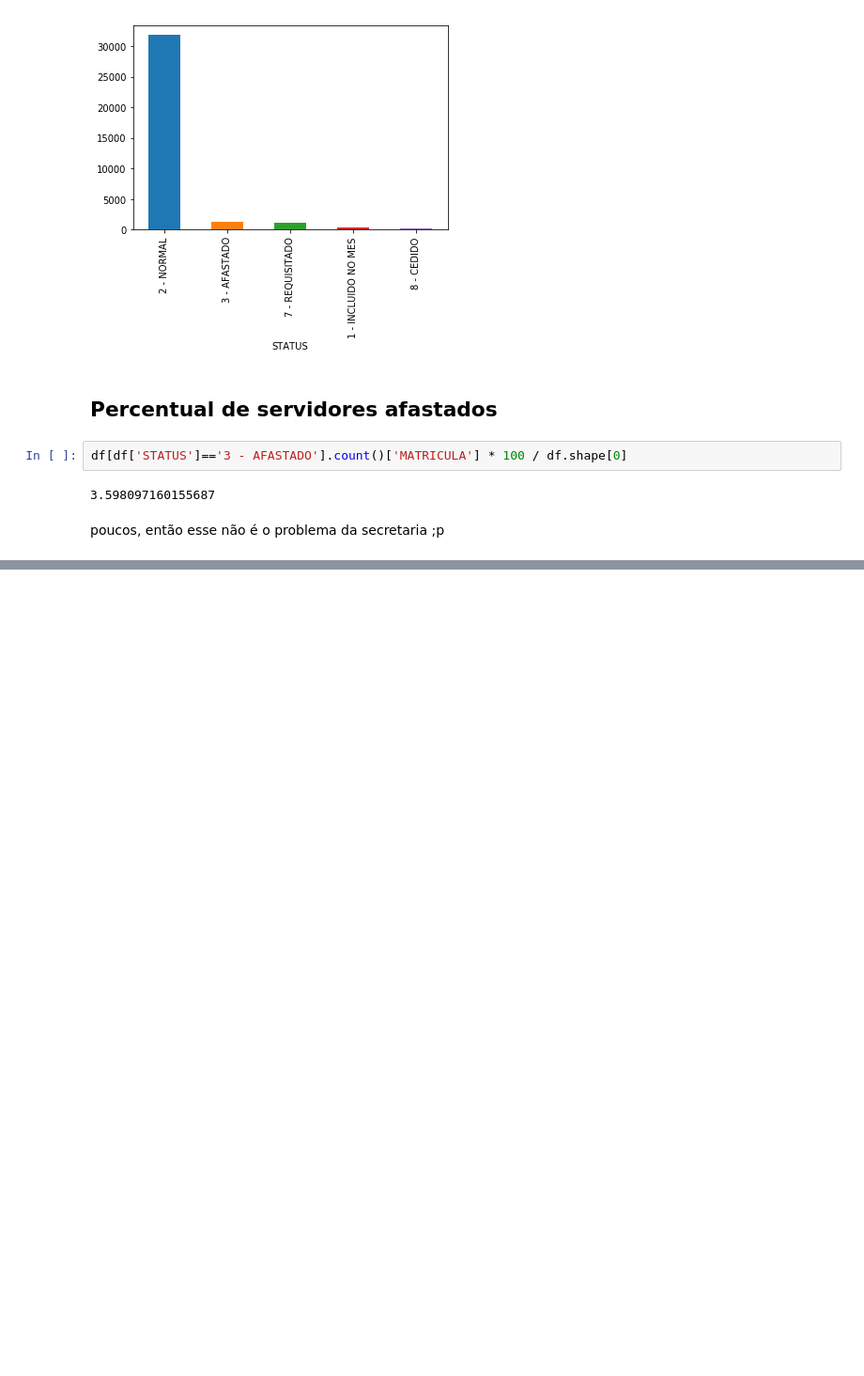
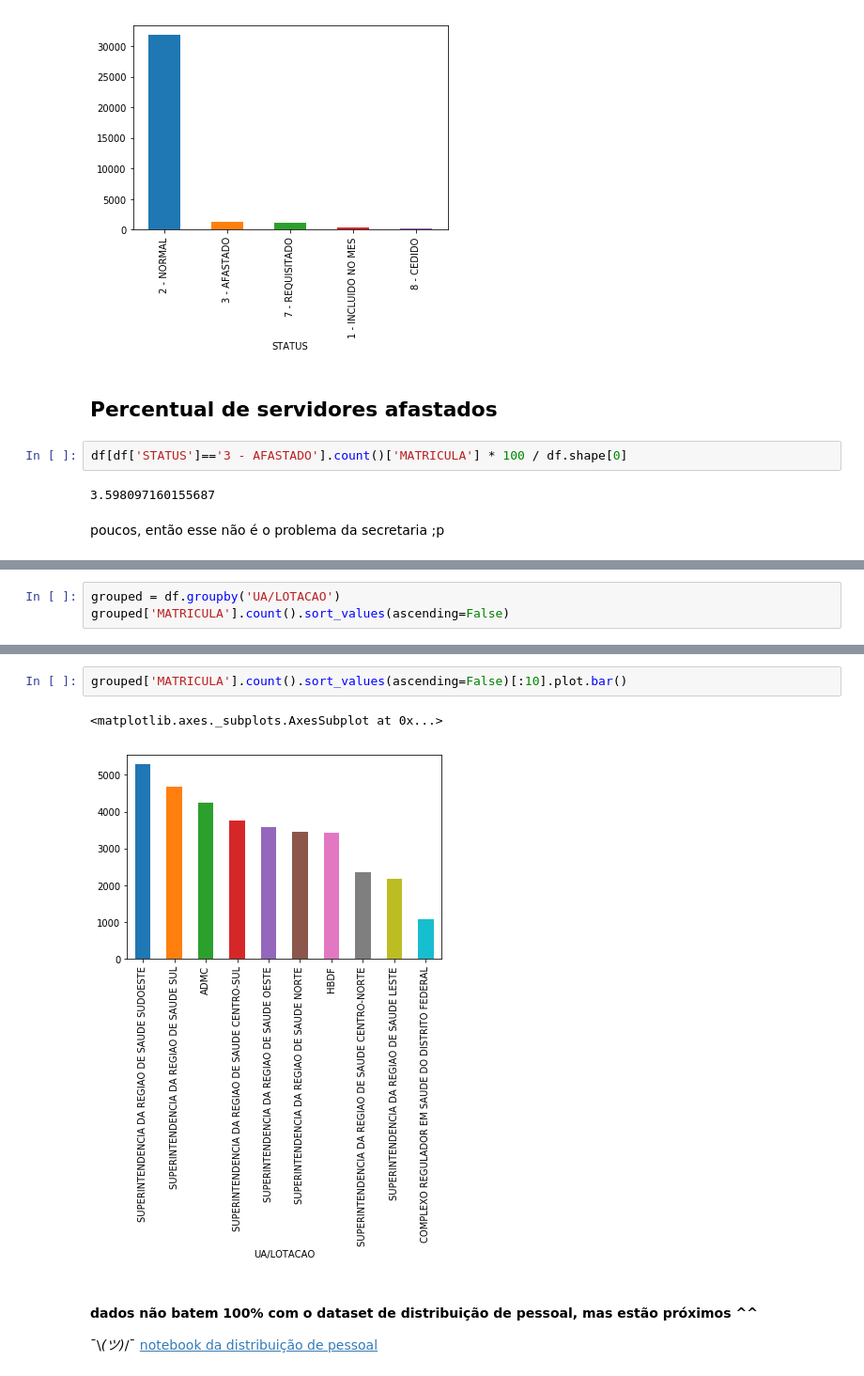
Before and after one commit to chris-redfield/hacksaude-2018, a Jupyter notebook: hackathon-2018-pessoal.ipynb, the cells around one changed output, grey strips where cells are left out. Shown at 94% size. Drawn from its saved outputs; the diff is of its cells as text; blank space fills up the shorter version.

Commit message:
add count by department

```diff
--- a/hackathon-2018-pessoal.ipynb
+++ b/hackathon-2018-pessoal.ipynb
@@ -93,0 +96,3 @@ poucos, então esse não é o problema da secretaria ;p
+# %%
+grouped = df.groupby('UA/LOTACAO')
+grouped['MATRICULA'].count().sort_values(ascending=False)
@@ -93,0 +119,9 @@ poucos, então esse não é o problema da secretaria ;p
+# %%
+grouped['MATRICULA'].count().sort_values(ascending=False)[:10].plot.bar()
+# %% [output]
+<matplotlib.axes._subplots.AxesSubplot at 0x...>
+[figure, added]
+# %% [markdown]
+#### dados não batem 100% com o dataset de distribuição de pessoal, mas estão próximos ^^
+¯\\_(ツ)_/¯
+[notebook da distribuição de pessoal](https://github.com/chris-redfield/hacksaude-2018/blob/master/ditribuicao-profissionais.ipynb#Quantidade-de-servidores-por-unidade)
```
Also changed, not shown: parts of 2 cells of this notebook.
